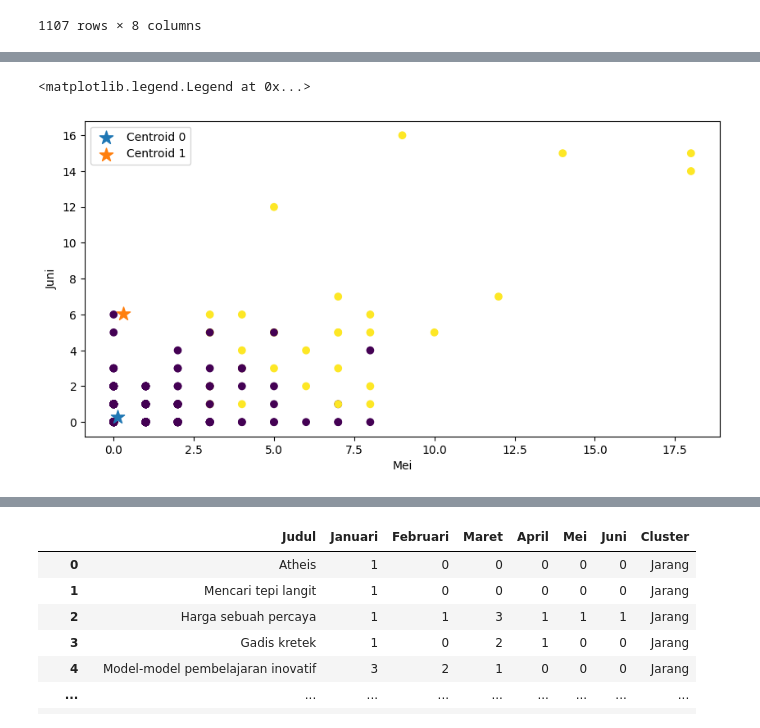
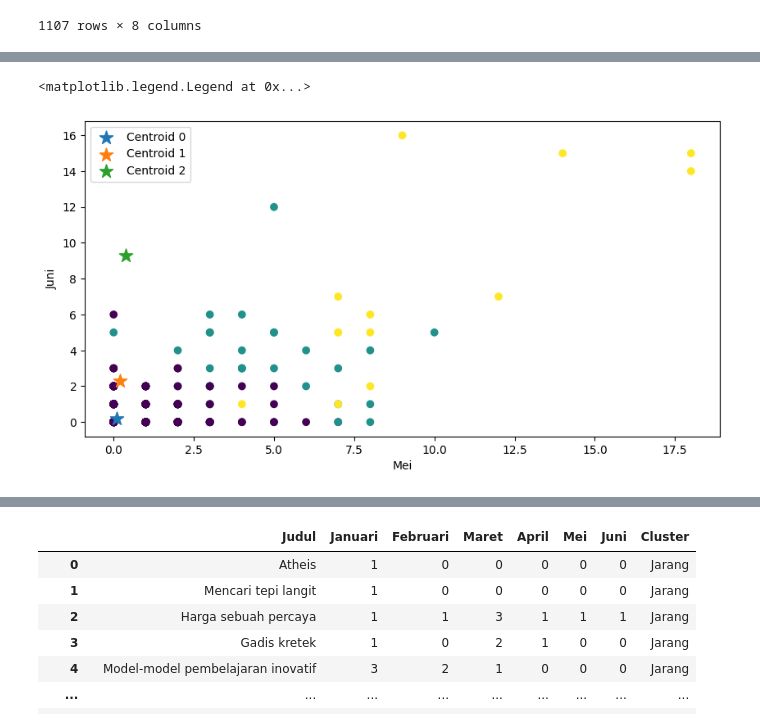
Before and after one commit to Mellias/peminjaman_perpustakaan, a Jupyter notebook: Interactive-1.ipynb, the cells around one changed output, grey strips where cells are left out. Cells and saved outputs as stored; diff of their text form; code cells hidden in the pictures.

```diff
--- a/Interactive-1.ipynb
+++ b/Interactive-1.ipynb
@@ -90,6 +90,6 @@ array([[1, 0, 0, 0, 0, 0],
        [0, 0, 0, 0, 0, 1]])
 # %%
 from sklearn.cluster import KMeans
-kmean = KMeans(n_clusters=2)
+kmean = KMeans(n_clusters=3)
 kmean
 # %% [output]
@@ -152,15 +155,15 @@ plt.legend()
 # %%
 plt.figure(figsize=(10,5))
 plt.scatter(x_train[:,4],x_train[:,5],c=kmean.labels_)
 plt.scatter(kmean.cluster_centers_[0,0],kmean.cluster_centers_[0,3],cmap='rainbow',marker='*',s=150,label='Centroid 0')
 plt.scatter(kmean.cluster_centers_[1,0],kmean.cluster_centers_[1,3],cmap='rainbow',marker='*',s=150,label='Centroid 1')
-# plt.scatter(kmean.cluster_centers_[2,0],kmean.cluster_centers_[2,3],cmap='rainbow',marker='*',s=150,label='Centroid 2')
+plt.scatter(kmean.cluster_centers_[2,0],kmean.cluster_centers_[2,3],cmap='rainbow',marker='*',s=150,label='Centroid 2')
 plt.xlabel('Mei')
 plt.ylabel('Juni')
 plt.legend()
 # %% [output]
 <matplotlib.legend.Legend at 0x...>
-[figure, old version]
+[figure, new version]
 # %%
 inertias = []
 k_range = range(1,10)
```
Also changed, not shown: parts of 7 cells of this notebook, 7 other files.
